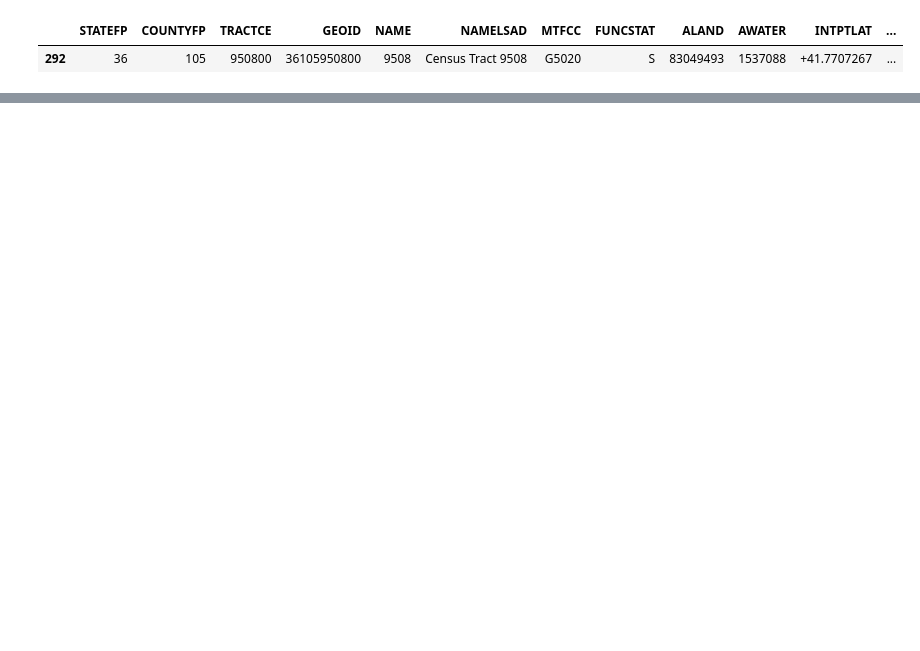
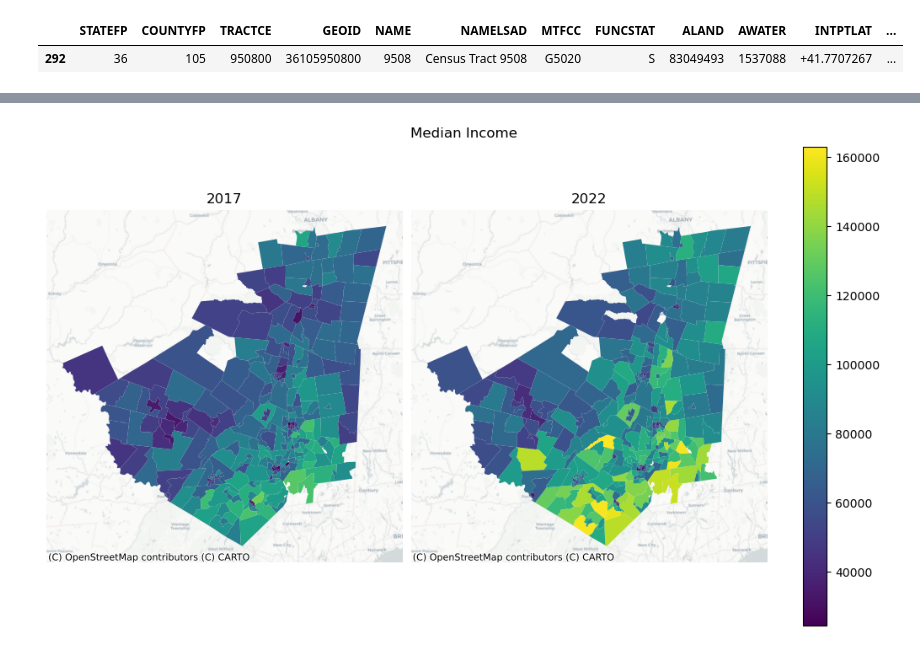
Before and after one commit to dkrasne/nys_farms, a Jupyter notebook: nys_farms_2_census.ipynb, the cells around one changed output, grey strips where cells are left out. Drawn from its saved outputs; the diff is of its cells as text; code cells hidden in the pictures; blank space fills up the shorter version.

```diff
--- a/nys_farms_2_census.ipynb
+++ b/nys_farms_2_census.ipynb
@@ -267,0 +421,22 @@ acs_tracts_data[0].head()
+# %%
+income2017 = gdf_tracts_core_2017.merge(acsvar_dict['2017']['B19013']['variables'][0]['data'], how='left', left_on=['STATEFP','COUNTYFP','TRACTCE'], right_on=["STATE",'COUNTY','TRACT'])
+income2022 = gdf_tracts_core_2022.merge(acsvar_dict['2022']['B19013']['variables'][0]['data'], how='left', left_on=['STATEFP','COUNTYFP','TRACTCE'], right_on=["STATE",'COUNTY','TRACT'])
+vmin = min([income2017.B19013_001E.min(),income2022.B19013_001E.min()])
+vmax = max([income2017.B19013_001E.max(),income2022.B19013_001E.max()])
+
+fig, axs = plt.subplots(1,2, constrained_layout=True, figsize=(10,6))
+income2017.plot(column='B19013_001E', ax=axs[0], vmin=vmin, vmax=vmax, cmap='viridis').set_axis_off()
+income2022.plot(column='B19013_001E', ax=axs[1], vmin=vmin, vmax=vmax, cmap='viridis').set_axis_off()
+
+axs[0].set_title("2017")
+axs[1].set_title("2022")
+
+for ax in axs:
+    cx.add_basemap(ax=ax, crs=income2017.crs, source=cx.providers.CartoDB.Positron)
+
+cbar = plt.cm.ScalarMappable(norm=plt.Normalize(vmin=vmin, vmax=vmax), cmap='viridis')
+
+fig.colorbar(cbar, ax=axs)
+fig.suptitle("Median Income");
+# %% [output]
+[figure, added]
```
Also changed, not shown: parts of 38 cells of this notebook.
